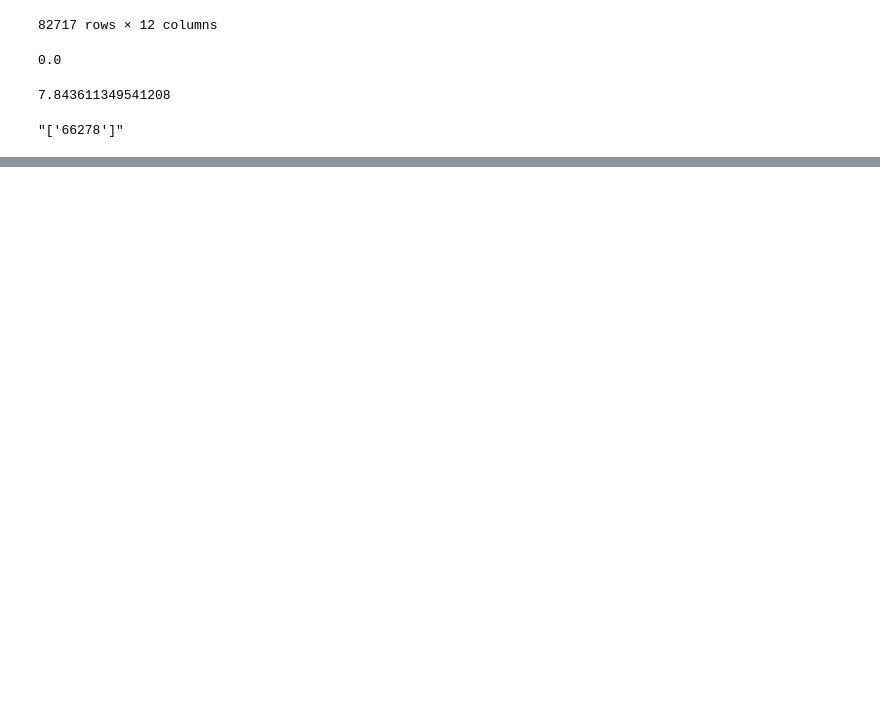
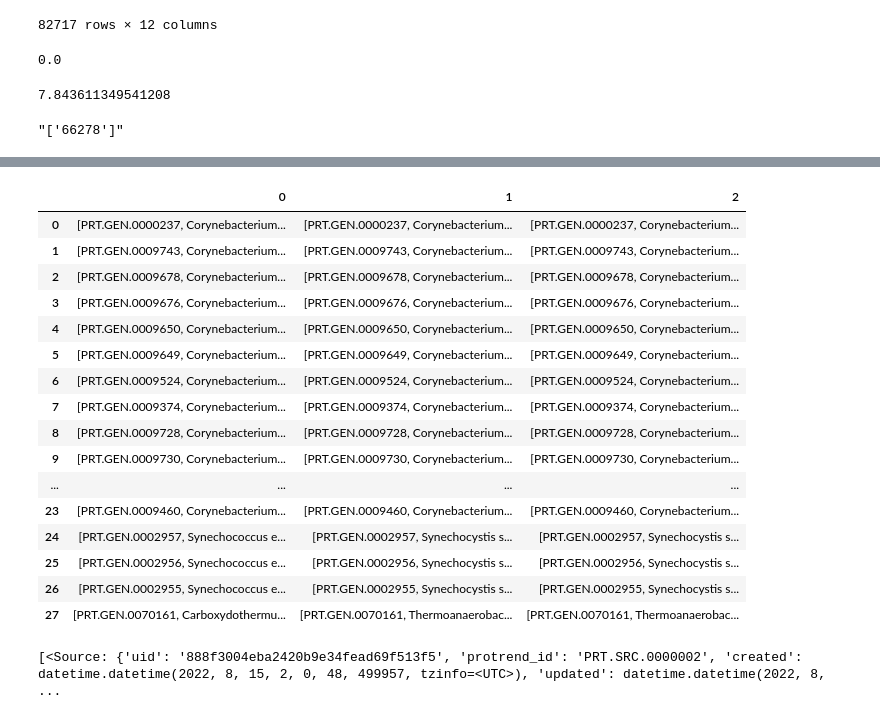
Before and after one commit to cruz-f/protrend-database, a Jupyter notebook: src/protrend/report/database_reports.ipynb, the cells around one changed output, grey strips where cells are left out. Saved outputs shown, nothing was run; the diff lists cells and outputs as text; code cells hidden in the pictures; blank space fills up the shorter version.

```diff
--- a/src/protrend/report/database_reports.ipynb
+++ b/src/protrend/report/database_reports.ipynb
@@ -257,0 +332,29 @@ gene.data_source.relationship(reg_precise).external_identifier
+# %%
+dfexport = pd.read_csv(r'C:\Users\BiSBII\Desktop\export.csv')
+res = {}
+for g in dfexport['r.protrend_id']:
+    res[g] = neo_db.db.cypher_query(f'match(g:Gene)-[]-(o:Organism) where g.protrend_id="{g}" return g.protrend_id, o.name')
+# %%
+pd.DataFrame([v[0] for v in res.values()])
+# %% [output]
+|  | 0 | 1 | 2 |
+| 0 | [PRT.GEN.0000237, Corynebacterium... | [PRT.GEN.0000237, Corynebacterium... | [PRT.GEN.0000237, Corynebacterium... |
+| 1 | [PRT.GEN.0009743, Corynebacterium... | [PRT.GEN.0009743, Corynebacterium... | [PRT.GEN.0009743, Corynebacterium... |
+| 2 | [PRT.GEN.0009678, Corynebacterium... | [PRT.GEN.0009678, Corynebacterium... | [PRT.GEN.0009678, Corynebacterium... |
+| 3 | [PRT.GEN.0009676, Corynebacterium... | [PRT.GEN.0009676, Corynebacterium... | [PRT.GEN.0009676, Corynebacterium... |
+| 4 | [PRT.GEN.0009650, Corynebacterium... | [PRT.GEN.0009650, Corynebacterium... | [PRT.GEN.0009650, Corynebacterium... |
+| 5 | [PRT.GEN.0009649, Corynebacterium... | [PRT.GEN.0009649, Corynebacterium... | [PRT.GEN.0009649, Corynebacterium... |
+| 6 | [PRT.GEN.0009524, Corynebacterium... | [PRT.GEN.0009524, Corynebacterium... | [PRT.GEN.0009524, Corynebacterium... |
+| 7 | [PRT.GEN.0009374, Corynebacterium... | [PRT.GEN.0009374, Corynebacterium... | [PRT.GEN.0009374, Corynebacterium... |
+| 8 | [PRT.GEN.0009728, Corynebacterium... | [PRT.GEN.0009728, Corynebacterium... | [PRT.GEN.0009728, Corynebacterium... |
+| 9 | [PRT.GEN.0009730, Corynebacterium... | [PRT.GEN.0009730, Corynebacterium... | [PRT.GEN.0009730, Corynebacterium... |
+| ... | ... | ... | ... |
+| 23 | [PRT.GEN.0009460, Corynebacterium... | [PRT.GEN.0009460, Corynebacterium... | [PRT.GEN.0009460, Corynebacterium... |
+| 24 | [PRT.GEN.0002957, Synechococcus e... | [PRT.GEN.0002957, Synechocystis s... | [PRT.GEN.0002957, Synechocystis s... |
+| 25 | [PRT.GEN.0002956, Synechococcus e... | [PRT.GEN.0002956, Synechocystis s... | [PRT.GEN.0002956, Synechocystis s... |
+| 26 | [PRT.GEN.0002955, Synechococcus e... | [PRT.GEN.0002955, Synechocystis s... | [PRT.GEN.0002955, Synechocystis s... |
+| 27 | [PRT.GEN.0070161, Carboxydothermu... | [PRT.GEN.0070161, Thermoanaerobac... | [PRT.GEN.0070161, Thermoanaerobac... |
+# %%
+Gene.nodes.get(protrend_id='PRT.GEN.0002957').data_source.all()
+# %% [output]
+[<Source: {'uid': '888f3004eba2420b9e34fead69f513f5', 'protrend_id': 'PRT.SRC.0000002', 'created': datetime.datetime(2022, 8, 15, 2, 0, 48, 499957, tzinfo=<UTC>), 'updated': datetime.datetime(2022, 8, ...
```
Also changed, not shown: parts of 8 cells of this notebook, 2 other files.
